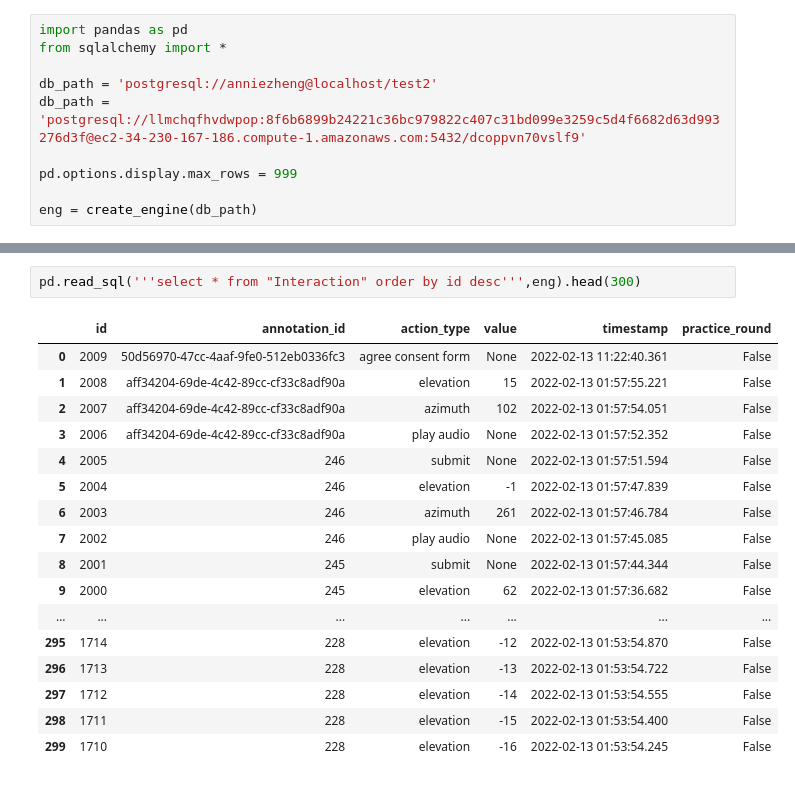
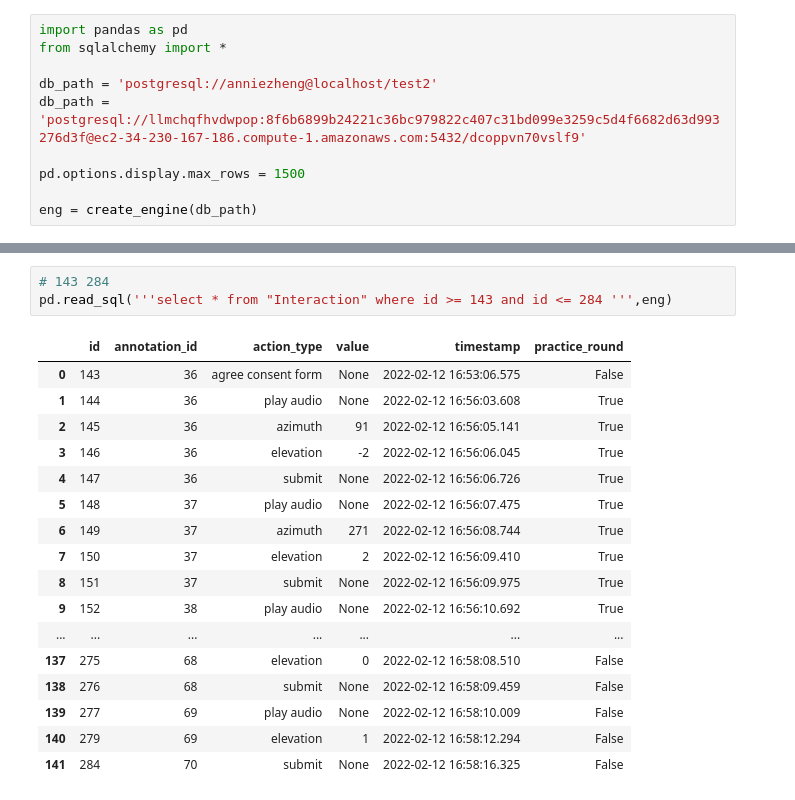
Before and after one commit to ANNIZHENG/Annotation-Interface-Noise-Burst, a Jupyter notebook: database/db.ipynb, the cells around one changed output, grey strips where cells are left out. Cells and saved outputs as stored; diff of their text form.

```diff
--- a/database/db.ipynb
+++ b/database/db.ipynb
@@ -5,7 +5,7 @@ from sqlalchemy import *
 db_path = 'postgresql://anniezheng@localhost/test2'
 db_path = 'postgresql://llmchqfhvdwpop:8f6b6899b24221c36bc979822c407c31bd099e3259c5d4f6682d63d993276d3f@ec2-34-230-167-186.compute-1.amazonaws.com:5432/dcoppvn70vslf9'
 
-pd.options.display.max_rows = 999
+pd.options.display.max_rows = 1500
 
 eng = create_engine(db_path)
 # %%
@@ -51,20 +51,21 @@ pd.read_sql('''select * from "Annotation" order by id desc''',eng)
 # %%
-pd.read_sql('''select * from "Interaction" order by id desc''',eng).head(300)
+# 143 284
+pd.read_sql('''select * from "Interaction" where id >= 143 and id <= 284 ''',eng)
 # %% [output]
 |  | id | annotation_id | action_type | value | timestamp | practice_round |
-| 0 | 2009 | 50d56970-47cc-4aaf-9fe0-512eb0336fc3 | agree consent form | None | 2022-02-13 11:22:40.361 | False |
-| 1 | 2008 | aff34204-69de-4c42-89cc-cf33c8adf90a | elevation | 15 | 2022-02-13 01:57:55.221 | False |
-| 2 | 2007 | aff34204-69de-4c42-89cc-cf33c8adf90a | azimuth | 102 | 2022-02-13 01:57:54.051 | False |
-| 3 | 2006 | aff34204-69de-4c42-89cc-cf33c8adf90a | play audio | None | 2022-02-13 01:57:52.352 | False |
-| 4 | 2005 | 246 | submit | None | 2022-02-13 01:57:51.594 | False |
-| 5 | 2004 | 246 | elevation | -1 | 2022-02-13 01:57:47.839 | False |
-| 6 | 2003 | 246 | azimuth | 261 | 2022-02-13 01:57:46.784 | False |
-| 7 | 2002 | 246 | play audio | None | 2022-02-13 01:57:45.085 | False |
-| 8 | 2001 | 245 | submit | None | 2022-02-13 01:57:44.344 | False |
-| 9 | 2000 | 245 | elevation | 62 | 2022-02-13 01:57:36.682 | False |
+| 0 | 143 | 36 | agree consent form | None | 2022-02-12 16:53:06.575 | False |
+| 1 | 144 | 36 | play audio | None | 2022-02-12 16:56:03.608 | True |
+| 2 | 145 | 36 | azimuth | 91 | 2022-02-12 16:56:05.141 | True |
+| 3 | 146 | 36 | elevation | -2 | 2022-02-12 16:56:06.045 | True |
+| 4 | 147 | 36 | submit | None | 2022-02-12 16:56:06.726 | True |
+| 5 | 148 | 37 | play audio | None | 2022-02-12 16:56:07.475 | True |
+| 6 | 149 | 37 | azimuth | 271 | 2022-02-12 16:56:08.744 | True |
+| 7 | 150 | 37 | elevation | 2 | 2022-02-12 16:56:09.410 | True |
+| 8 | 151 | 37 | submit | None | 2022-02-12 16:56:09.975 | True |
+| 9 | 152 | 38 | play audio | None | 2022-02-12 16:56:10.692 | True |
 | ... | ... | ... | ... | ... | ... | ... |
-| 295 | 1714 | 228 | elevation | -12 | 2022-02-13 01:53:54.870 | False |
-| 296 | 1713 | 228 | elevation | -13 | 2022-02-13 01:53:54.722 | False |
-| 297 | 1712 | 228 | elevation | -14 | 2022-02-13 01:53:54.555 | False |
-| 298 | 1711 | 228 | elevation | -15 | 2022-02-13 01:53:54.400 | False |
-| 299 | 1710 | 228 | elevation | -16 | 2022-02-13 01:53:54.245 | False |
+| 137 | 275 | 68 | elevation | 0 | 2022-02-12 16:58:08.510 | False |
+| 138 | 276 | 68 | submit | None | 2022-02-12 16:58:09.459 | False |
+| 139 | 277 | 69 | play audio | None | 2022-02-12 16:58:10.009 | False |
+| 140 | 279 | 69 | elevation | 1 | 2022-02-12 16:58:12.294 | False |
+| 141 | 284 | 70 | submit | None | 2022-02-12 16:58:16.325 | False |
```
Also changed, not shown: parts of 6 cells of this notebook, 1 other file.
